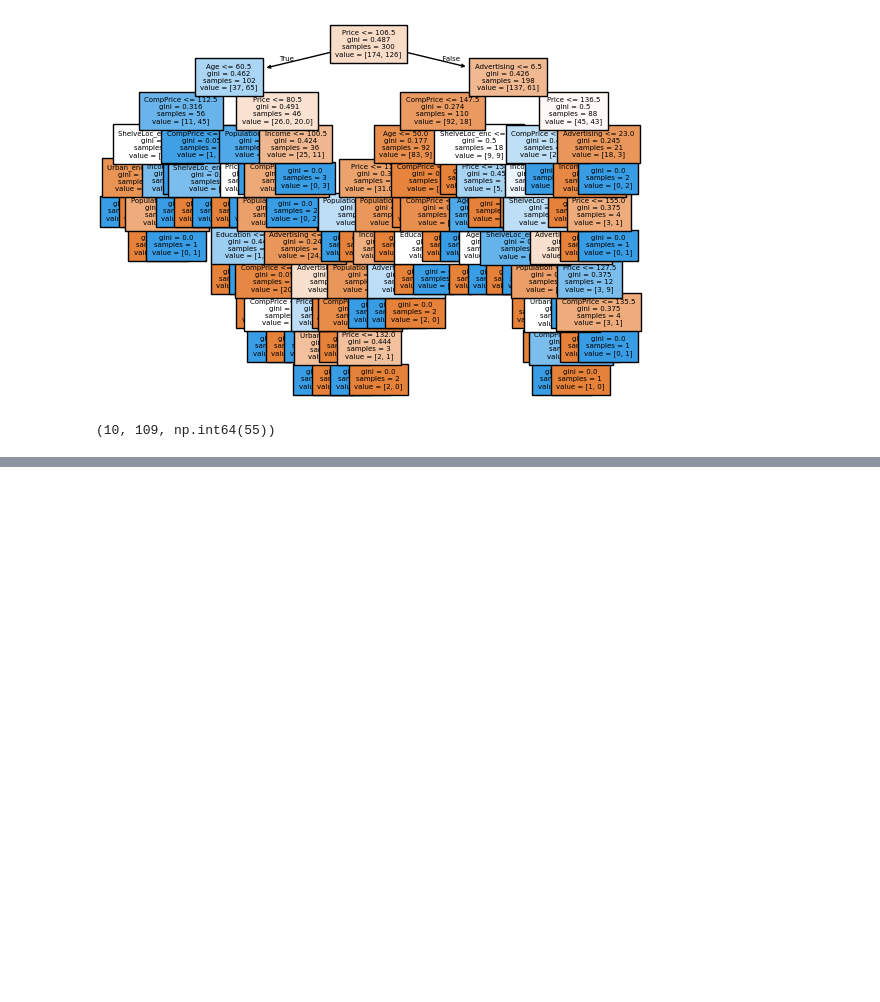
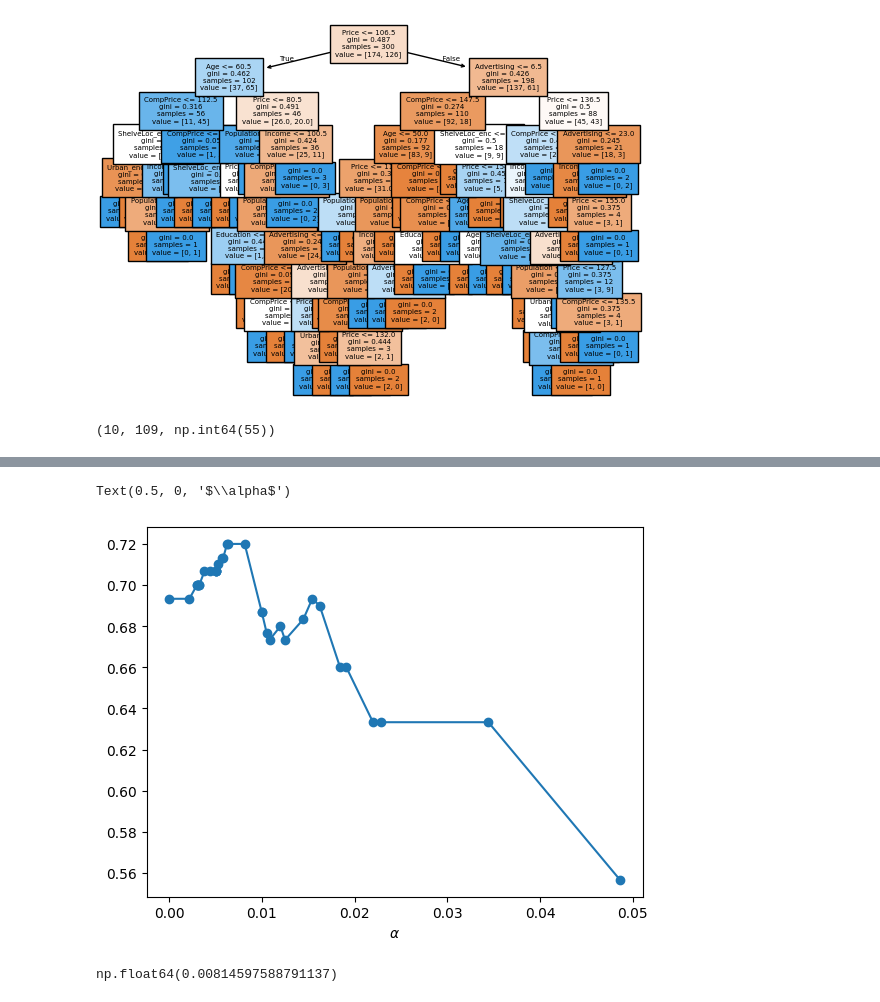
Before and after one commit to mysxc439/Biswa_PG3, a Jupyter notebook: ML/Sp/tree.ipynb, the cells around one changed output, grey strips where cells are left out. Cells and saved outputs as stored; diff of their text form; code cells hidden in the pictures; blank space fills up the shorter version.

```diff
--- a/ML/Sp/tree.ipynb
+++ b/ML/Sp/tree.ipynb
@@ -55,0 +82,18 @@ dt.tree_.max_depth, dt.tree_.node_count, dt.tree_.n_leaves
+# %%
+clfs = []
+for ccp_alpha in path.ccp_alphas:
+    clf = DecisionTreeClassifier(random_state=0, ccp_alpha=ccp_alpha)
+    clf.fit(X_train, y_train)
+    clfs.append(clf)
+# %%
+# average cv accuracy results on the train set
+cv_scores = [cross_val_score(clf, X_train, y_train, cv=5).mean() for clf in clfs]
+plt.plot(path.ccp_alphas, cv_scores, marker='o')
+plt.xlabel(r'$\alpha$')
+# %% [output]
+Text(0.5, 0, '$\\alpha$')
+[figure, added]
+# %%
+path.ccp_alphas[np.argmax(cv_scores)]
+# %% [output]
+np.float64(0.00814597588791137)
```
Also changed, not shown: parts of 3 cells of this notebook, 4 other files.
